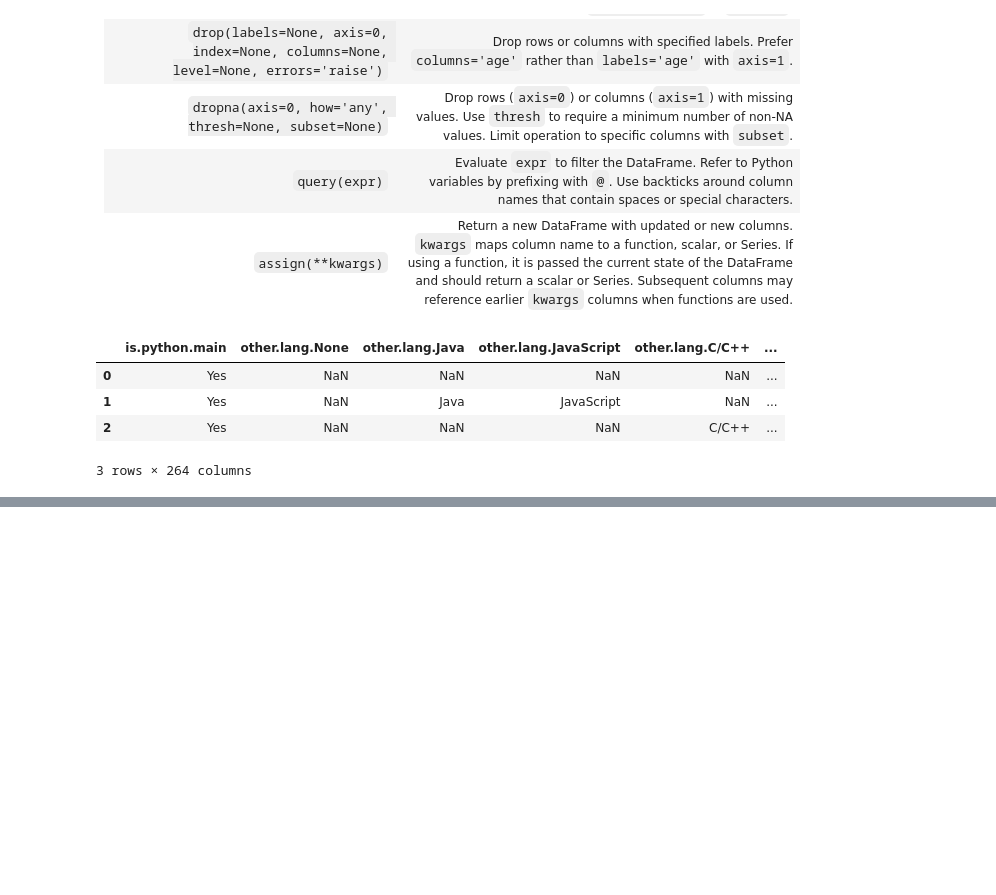
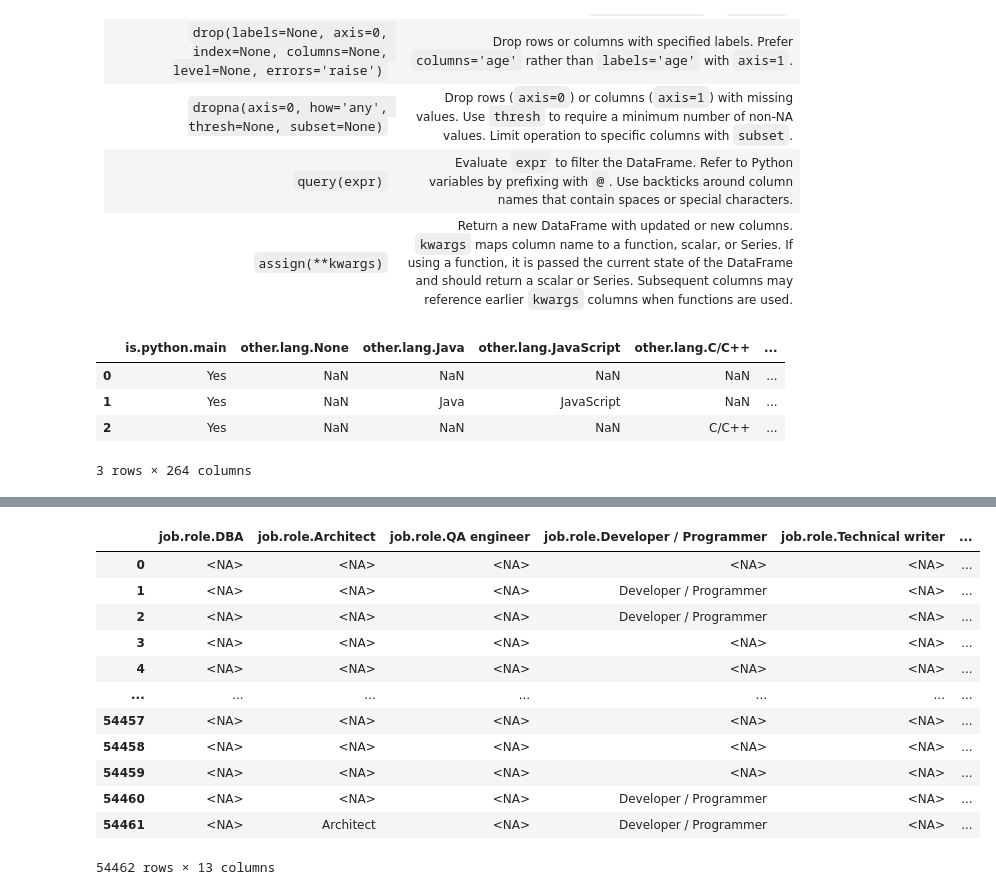
Before and after one commit to jeremyxtmeng/learning-pandas-plotting, a Jupyter notebook: learning_6_pandas_dataframe.ipynb, the cells around one changed output, grey strips where cells are left out. Drawn from its saved outputs; the diff is of its cells as text; code cells hidden in the pictures; blank space fills up the shorter version.

```diff
--- a/learning_6_pandas_dataframe.ipynb
+++ b/learning_6_pandas_dataframe.ipynb
@@ -507,0 +1232,20 @@ jb.head(3)
+# %%
+import pandas as pd
+url = 'https://github.com/mattharrison/datasets/raw/master/data/'\
+ '2020-jetbrains-python-survey.csv'
+jb = pd.read_csv(url, dtype_backend='pyarrow')
+jb.filter(like='job.role')
+# %% [output]
+|  | job.role.DBA | job.role.Architect | job.role.QA engineer | job.role.Developer / Programmer | job.role.Technical writer | ... |
+| 0 | <NA> | <NA> | <NA> | <NA> | <NA> | ... |
+| 1 | <NA> | <NA> | <NA> | Developer / Programmer | <NA> | ... |
+| 2 | <NA> | <NA> | <NA> | Developer / Programmer | <NA> | ... |
+| 3 | <NA> | <NA> | <NA> | <NA> | <NA> | ... |
+| 4 | <NA> | <NA> | <NA> | <NA> | <NA> | ... |
+| ... | ... | ... | ... | ... | ... | ... |
+| 54457 | <NA> | <NA> | <NA> | <NA> | <NA> | ... |
+| 54458 | <NA> | <NA> | <NA> | <NA> | <NA> | ... |
+| 54459 | <NA> | <NA> | <NA> | <NA> | <NA> | ... |
+| 54460 | <NA> | <NA> | <NA> | Developer / Programmer | <NA> | ... |
+| 54461 | <NA> | Architect | <NA> | Developer / Programmer | <NA> | ... |
+54462 rows × 13 columns
```
Also changed, not shown: parts of 79 cells of this notebook, 1 other file.
